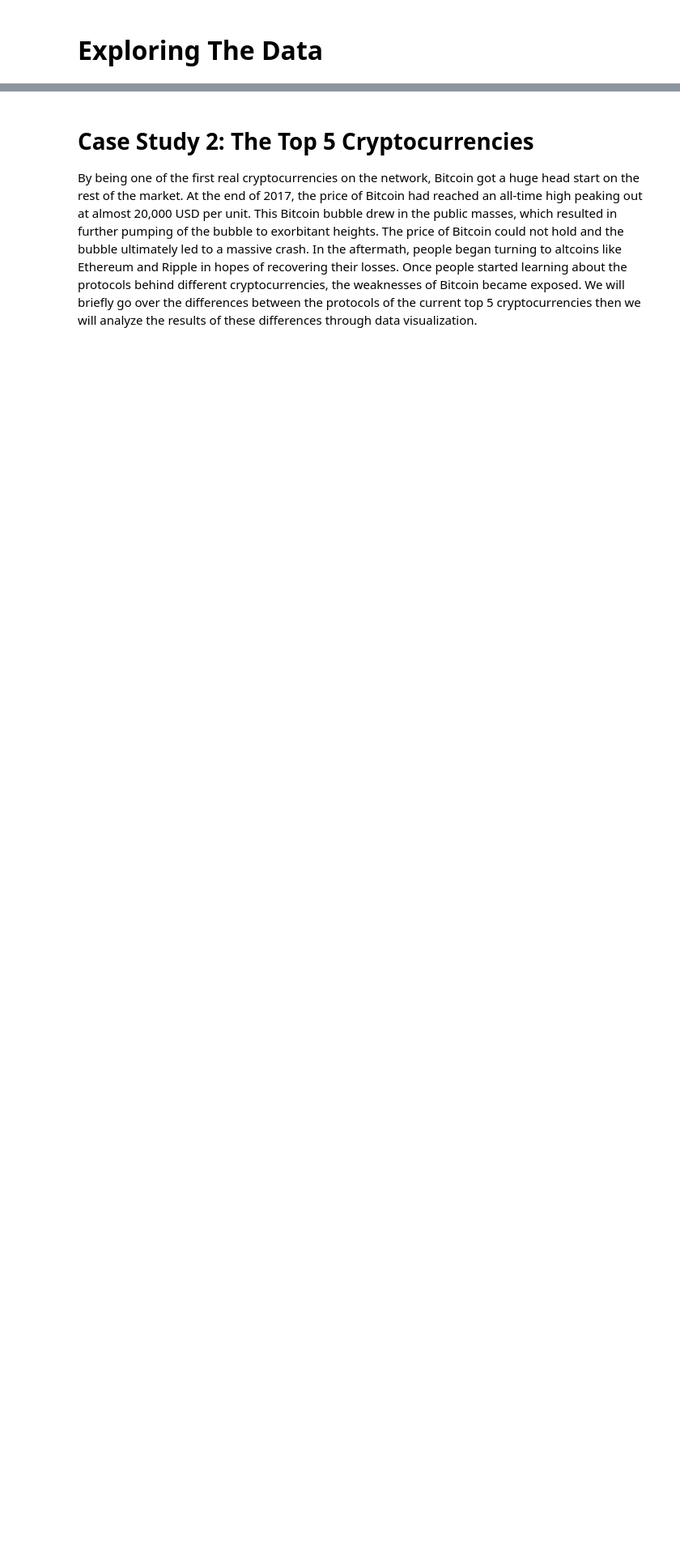
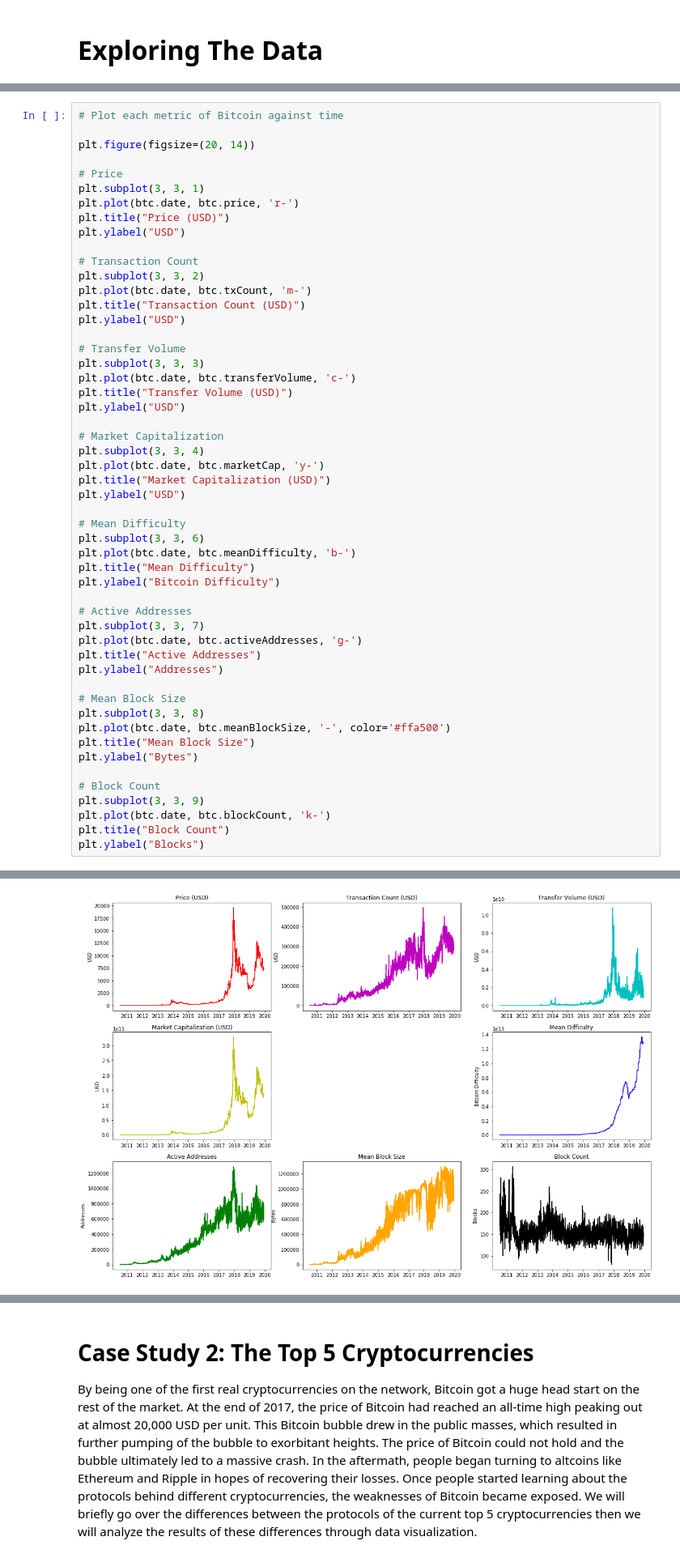
Before and after one commit to jcastrence/jcastrence.github.io, a Jupyter notebook: data_science_tutorial.ipynb, the cells around one changed output, grey strips where cells are left out. Shown at 81% size. Drawn from its saved outputs; the diff is of its cells as text; blank space fills up the shorter version.

```diff
--- a/data_science_tutorial.ipynb
+++ b/data_science_tutorial.ipynb
@@ -318,0 +355,53 @@ But what actually is a blockchain? Let's try and understand how the technology b
+# %%
+# Plot each metric of Bitcoin against time
+
+plt.figure(figsize=(20, 14))
+
+# Price
+plt.subplot(3, 3, 1)
+plt.plot(btc.date, btc.price, 'r-')
+plt.title("Price (USD)")
+plt.ylabel("USD")
+
+# Transaction Count
+plt.subplot(3, 3, 2)
+plt.plot(btc.date, btc.txCount, 'm-')
+plt.title("Transaction Count (USD)")
+plt.ylabel("USD")
+
+# Transfer Volume
+plt.subplot(3, 3, 3)
+plt.plot(btc.date, btc.transferVolume, 'c-')
+plt.title("Transfer Volume (USD)")
+plt.ylabel("USD")
+
+# Market Capitalization
+plt.subplot(3, 3, 4)
+plt.plot(btc.date, btc.marketCap, 'y-')
+plt.title("Market Capitalization (USD)")
+plt.ylabel("USD")
+
+# Mean Difficulty
+plt.subplot(3, 3, 6)
+plt.plot(btc.date, btc.meanDifficulty, 'b-')
+plt.title("Mean Difficulty")
+plt.ylabel("Bitcoin Difficulty")
+
+# Active Addresses
+plt.subplot(3, 3, 7)
+plt.plot(btc.date, btc.activeAddresses, 'g-')
+plt.title("Active Addresses")
+plt.ylabel("Addresses")
+
+# Mean Block Size
+plt.subplot(3, 3, 8)
+plt.plot(btc.date, btc.meanBlockSize, '-', color='#ffa500')
+plt.title("Mean Block Size")
+plt.ylabel("Bytes")
+
+# Block Count
+plt.subplot(3, 3, 9)
+plt.plot(btc.date, btc.blockCount, 'k-')
+plt.title("Block Count")
+plt.ylabel("Blocks")
+# %% [output]
@@ -318,0 +409 @@ But what actually is a blockchain? Let's try and understand how the technology b
+[figure, added]
```
Also changed, not shown: parts of 6 cells of this notebook, 1 other file.
